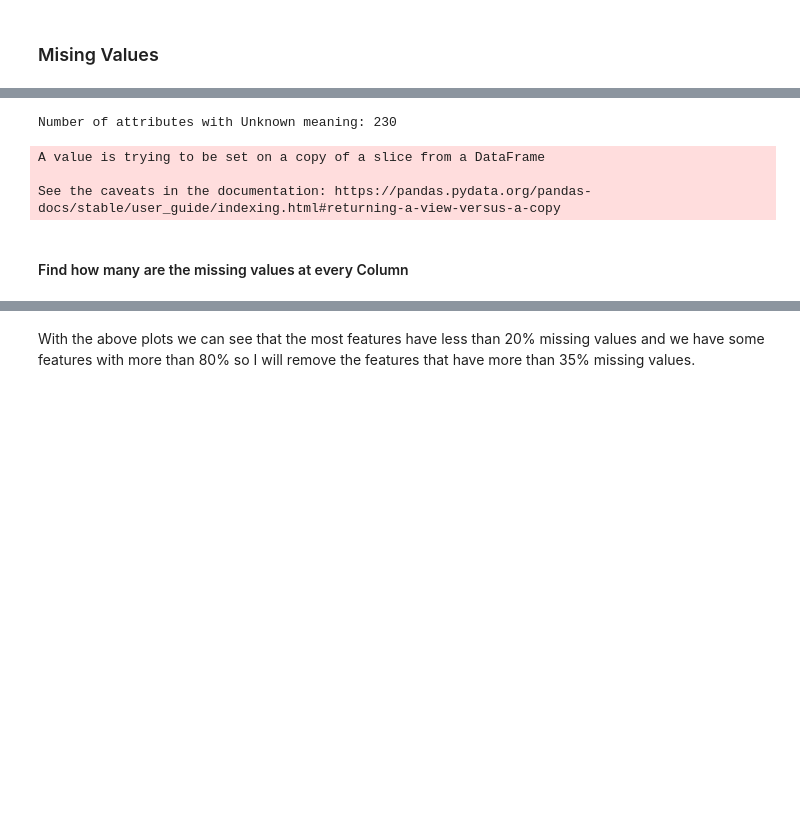
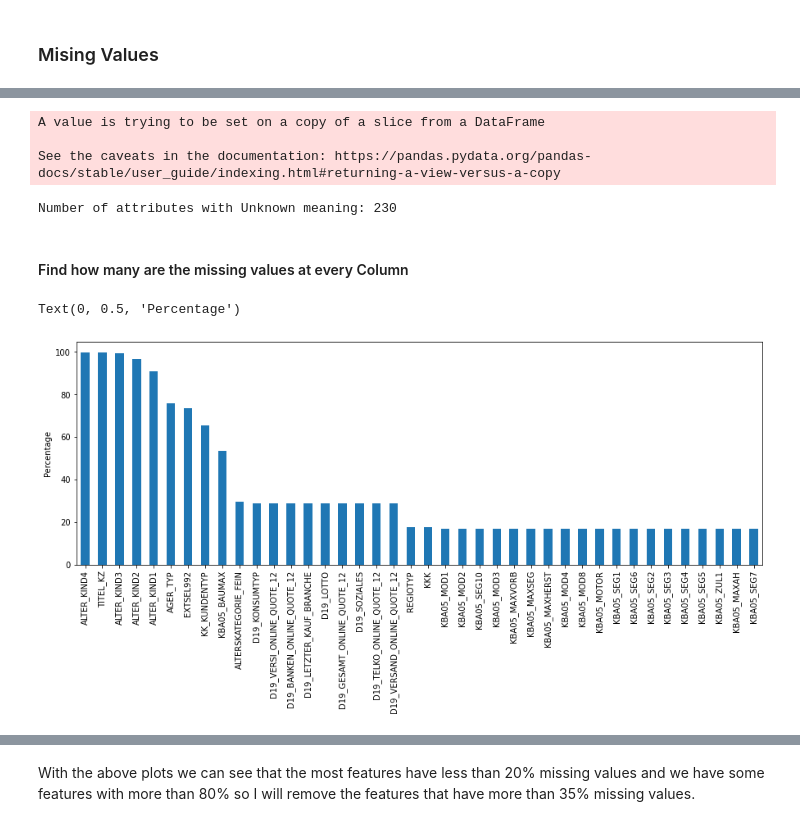
Before and after one commit to Evaggelou/Arvato-Project-, a Jupyter notebook: Arvato_Project_Workbook.ipynb, the cells around one changed output, grey strips where cells are left out. Cells and saved outputs as stored; diff of their text form; code cells hidden in the pictures; blank space fills up the shorter version.

```diff
--- a/Arvato_Project_Workbook.ipynb
+++ b/Arvato_Project_Workbook.ipynb
@@ -166,19 +251,23 @@ def replace_nan(df, attributes_unknown):
             df[attr].replace(unknown, np.nan, inplace=True)
     return df
 
-# customers = replace_nan(customers, attributes_unknown)
-# azdias = replace_nan(azdias, attributes_unknown)
+customers = replace_nan(customers, attributes_unknown)
+azdias = replace_nan(azdias, attributes_unknown)
 # %% [output]
-Number of attributes with Unknown meaning: 230
+A value is trying to be set on a copy of a slice from a DataFrame
+
+See the caveats in the documentation: https://pandas.pydata.org/pandas-docs/stable/user_guide/indexing.html#returning-a-view-versus-a-copy
-A value is trying to be set on a copy of a slice from a DataFrame
-
-See the caveats in the documentation: https://pandas.pydata.org/pandas-docs/stable/user_guide/indexing.html#returning-a-view-versus-a-copy
+Number of attributes with Unknown meaning: 230
 # %% [markdown]
 #### Find how many are the missing values at every Column
 # %%
 missing_values = (np.sum(azdias.isnull(),axis=0)*100/azdias.shape[0]).sort_values(ascending=False)
 
 missing_values[:40].plot(figsize = (15,5), kind='bar')
+plt.ylabel("Percentage")
+# %% [output]
+Text(0, 0.5, 'Percentage')
+[figure, added]
 # %%
 plt.hist(missing_values)
 plt.xlabel("percentage of missing values per feature")
```
Also changed, not shown: parts of 41 cells of this notebook.
